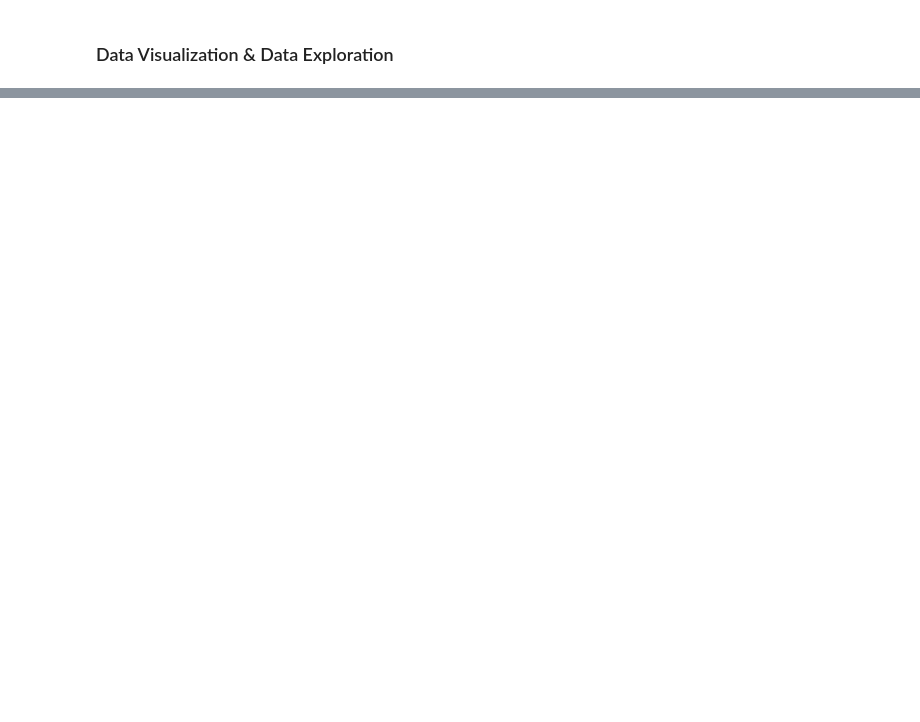
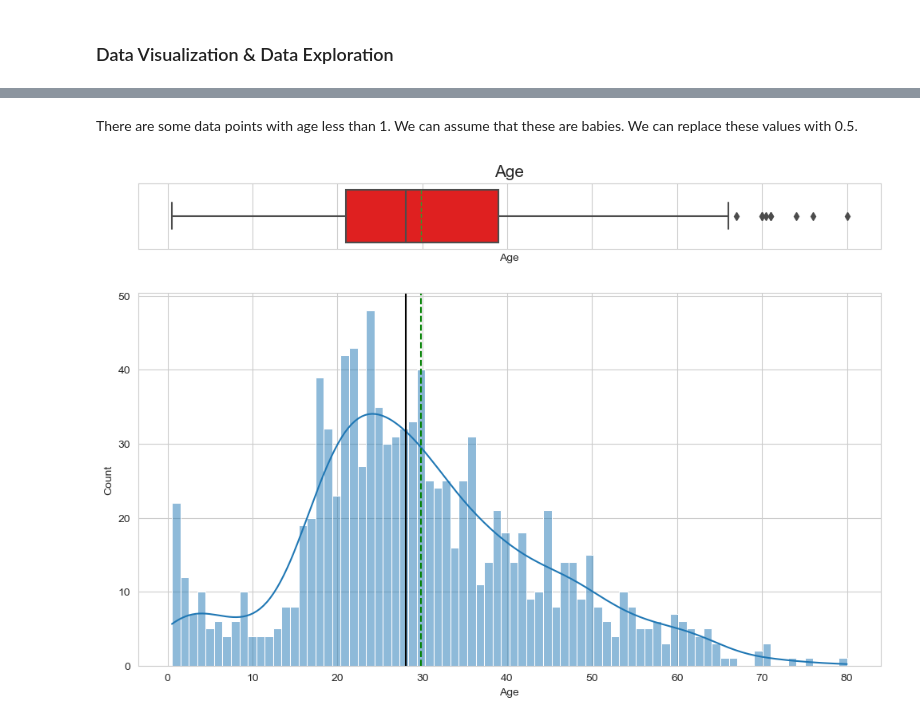
Before and after one commit to ArthurXia1031/Data_Science_Project, a Jupyter notebook: machine_learning/Supervised_Learning/Titanic/final_practice/titanic_ml.ipynb, the cells around one changed output, grey strips where cells are left out. Cells and saved outputs as stored; diff of their text form; code cells hidden in the pictures; blank space fills up the shorter version.

```diff
--- a/machine_learning/Supervised_Learning/Titanic/final_practice/titanic_ml.ipynb
+++ b/machine_learning/Supervised_Learning/Titanic/final_practice/titanic_ml.ipynb
@@ -171,0 +259,8 @@ def labeled_barplot(data, feature, perc=False, n=None):
+# %% [markdown]
+There are some data points with age less than 1. We can assume that these are babies. We can replace these values with 0.5.
+# %%
+full.loc[full.Age < 1, 'Age'] = 0.5
+# %%
+histogram_boxplot(full, 'Age', kde=True, bins=80)
+# %% [output]
+[figure, added]
```
Also changed, not shown: parts of 29 cells of this notebook.
